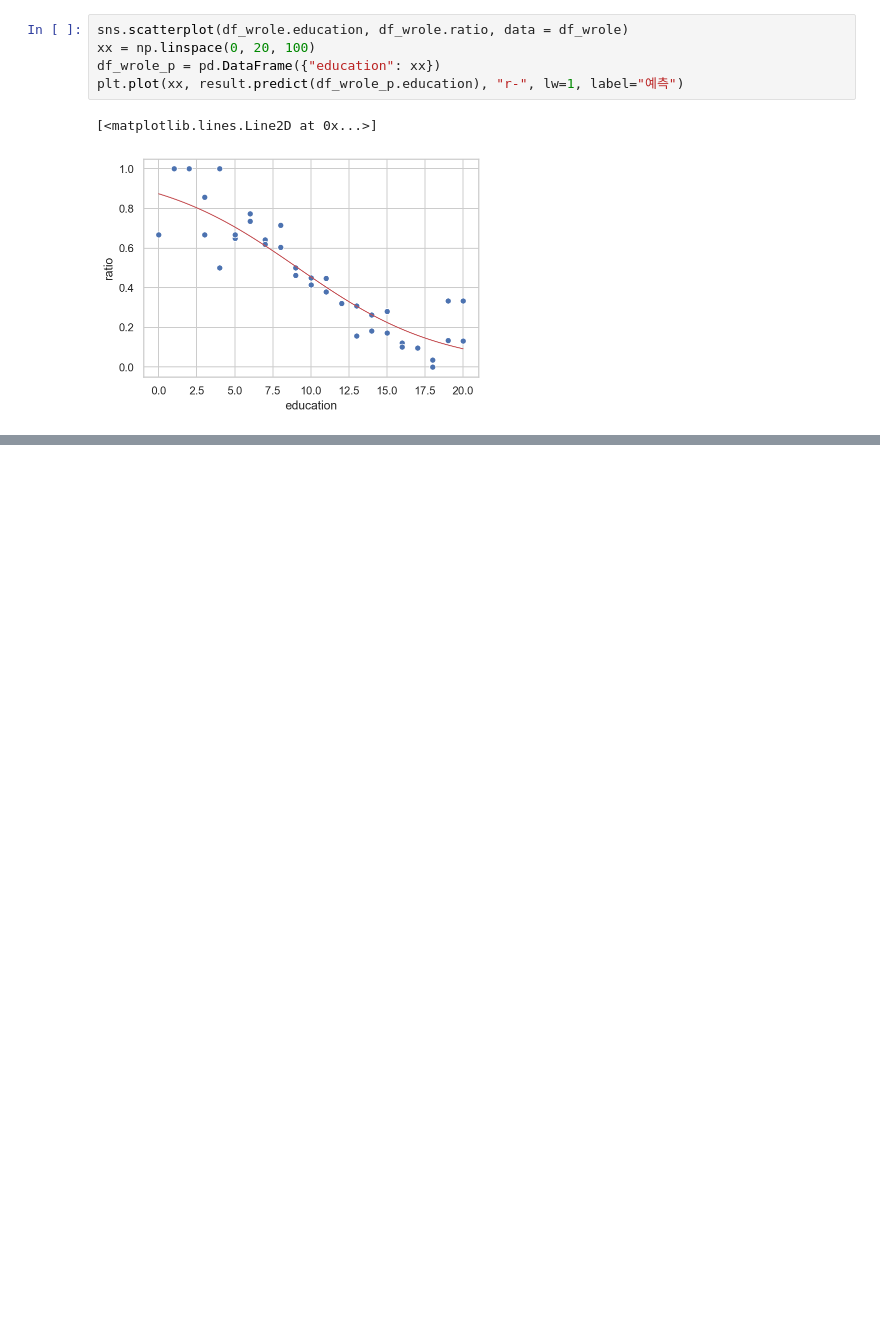
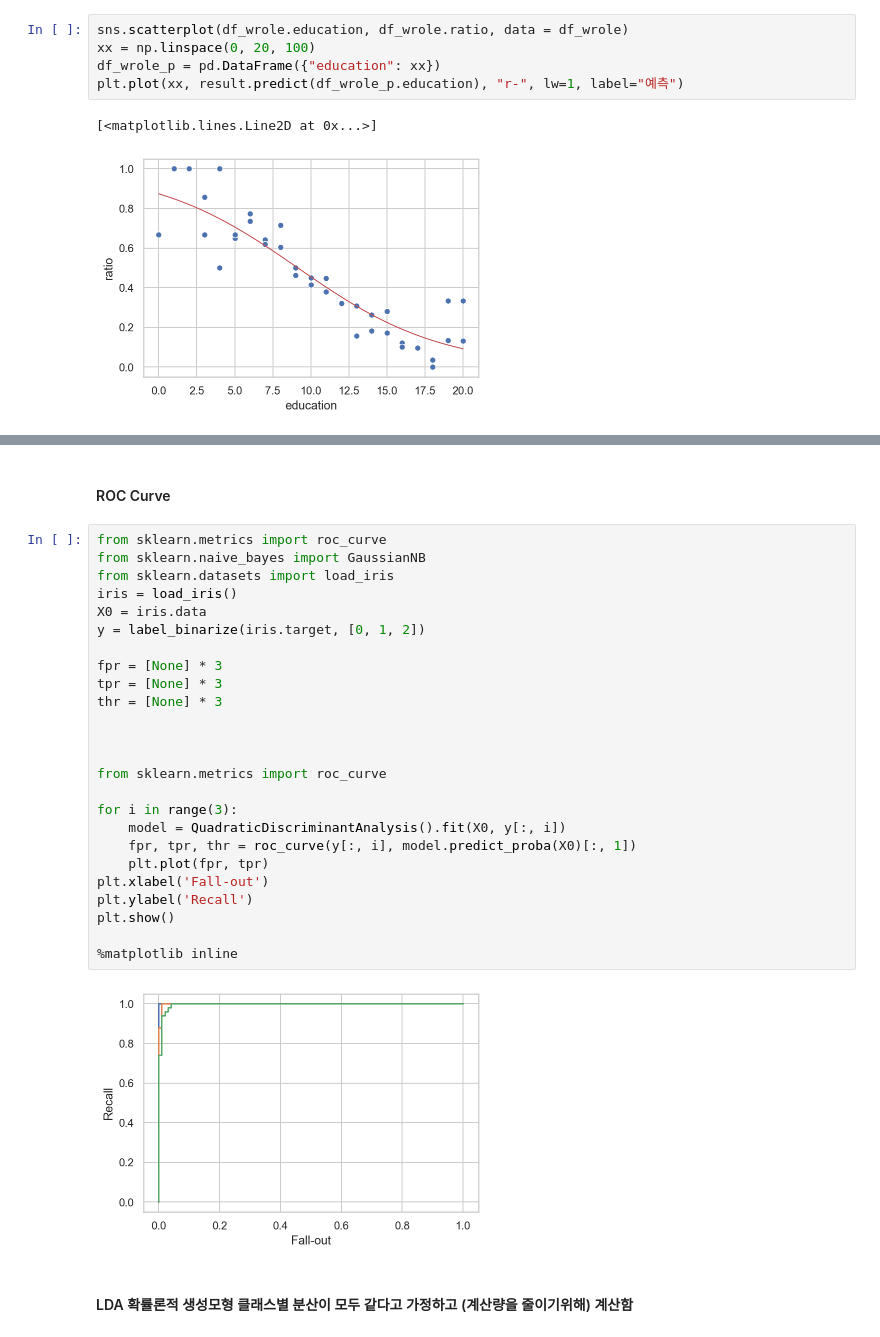
Before and after one commit to KIMS-Github/TIL_, a Jupyter notebook: math/Math_Test_1_2_3/Math_test_part3.ipynb, the cells around one changed output, grey strips where cells are left out. Cells and saved outputs as stored; diff of their text form; blank space fills up the shorter version.

```diff
--- a/math/Math_Test_1_2_3/Math_test_part3.ipynb
+++ b/math/Math_Test_1_2_3/Math_test_part3.ipynb
@@ -385,0 +488,31 @@ plt.plot(xx, result.predict(df_wrole_p.education), "r-", lw=1, label="예측")
+# %% [markdown]
+#### ROC Curve
+# %%
+from sklearn.metrics import roc_curve
+from sklearn.naive_bayes import GaussianNB
+from sklearn.datasets import load_iris
+iris = load_iris()
+X0 = iris.data
+y = label_binarize(iris.target, [0, 1, 2])
+
+fpr = [None] * 3
+tpr = [None] * 3
+thr = [None] * 3
+
+
+
+from sklearn.metrics import roc_curve
+
+for i in range(3):
+    model = QuadraticDiscriminantAnalysis().fit(X0, y[:, i])
+    fpr, tpr, thr = roc_curve(y[:, i], model.predict_proba(X0)[:, 1])
+    plt.plot(fpr, tpr)
+plt.xlabel('Fall-out')
+plt.ylabel('Recall')
+plt.show()
+
+%matplotlib inline
+# %% [output]
+[figure, added]
+# %% [markdown]
+#### LDA 확률론적 생성모형 클래스별 분산이 모두 같다고 가정하고 (계산량을 줄이기위해) 계산함
```
Also changed, not shown: parts of 51 cells of this notebook, 1 other file.
